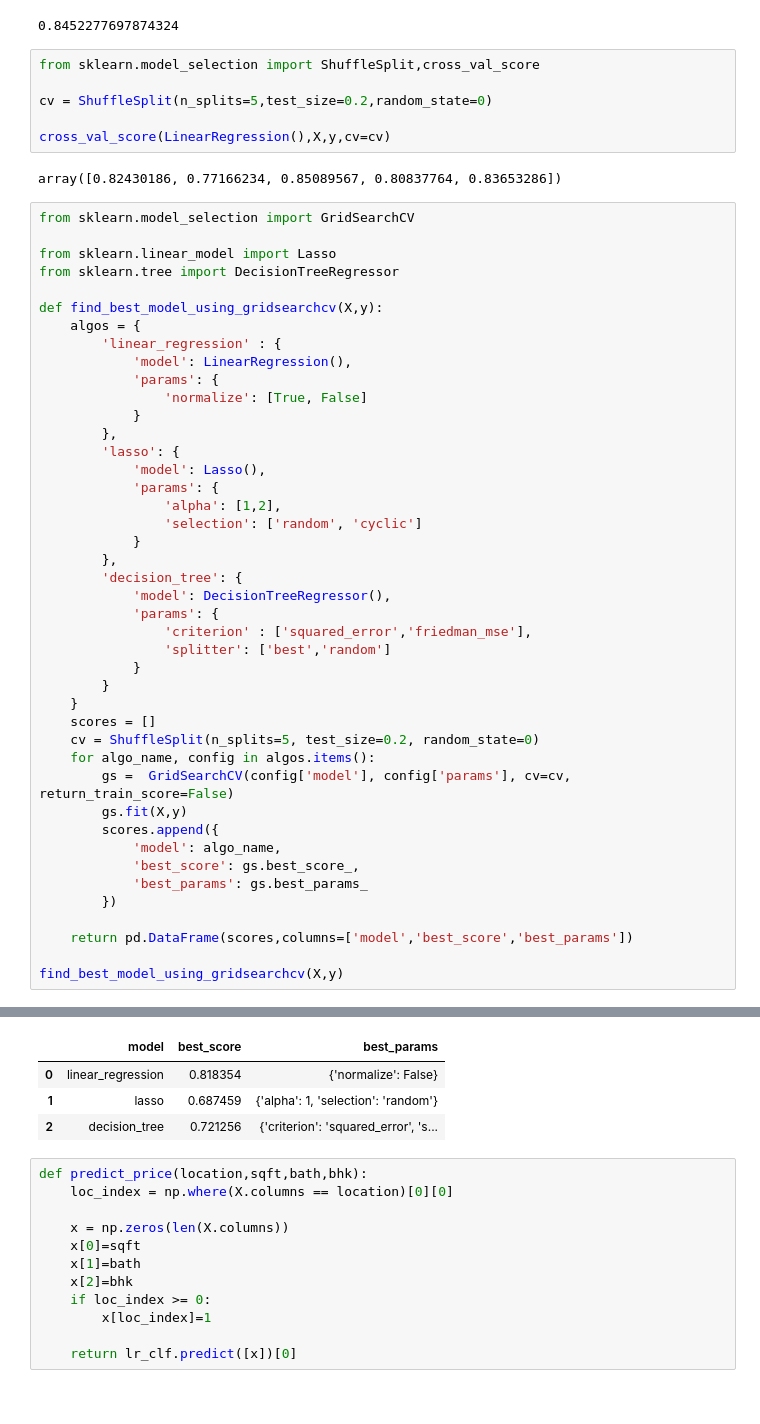
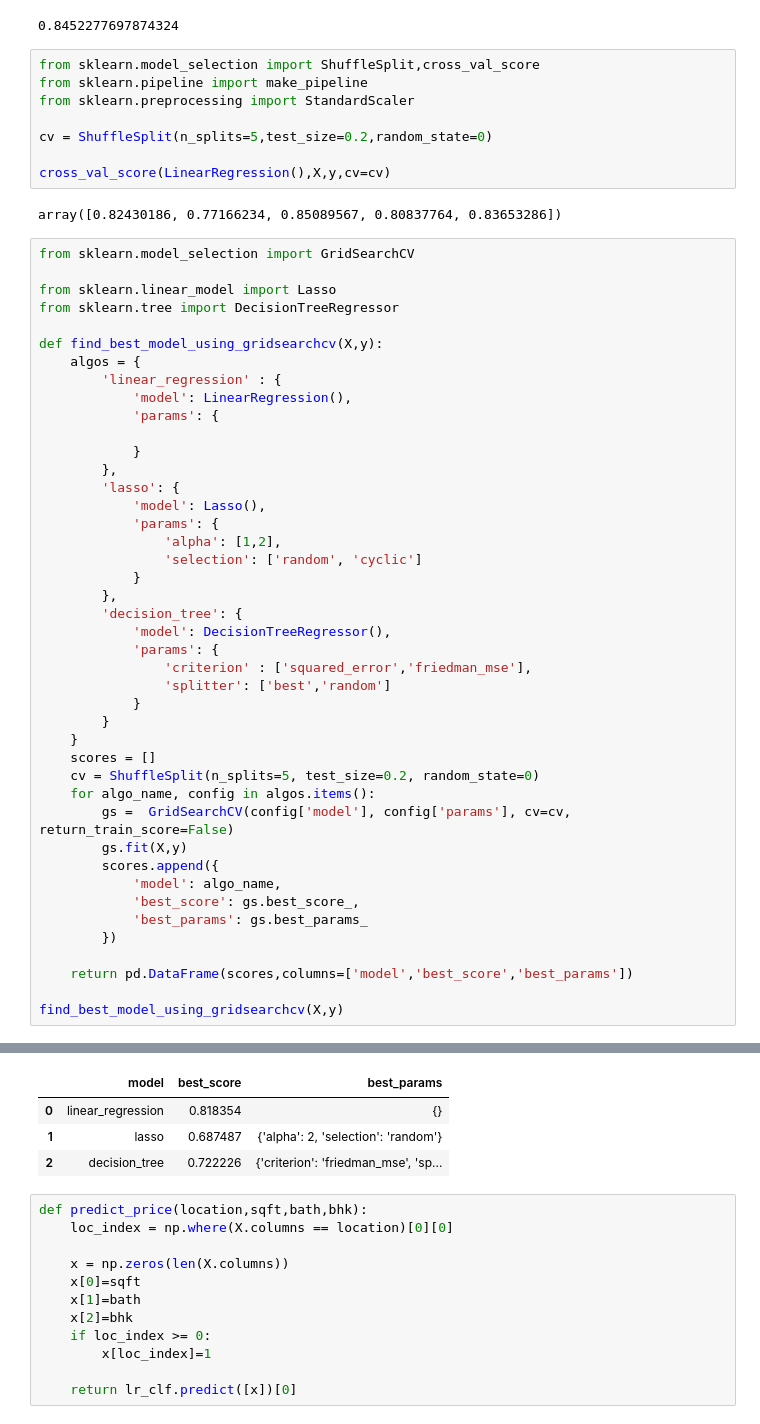
Before and after one commit to udaykiran-91/Real-Estate-ML-project, a Jupyter notebook: Bengaluru Home prices.ipynb, the cells around one changed output, grey strips where cells are left out. Cells and saved outputs as stored; diff of their text form.

```diff
--- a/Bengaluru Home prices.ipynb
+++ b/Bengaluru Home prices.ipynb
@@ -469,6 +469,8 @@ lr_clf.score(X_test.values,y_test)
 0.8452277697874324
 # %%
 from sklearn.model_selection import ShuffleSplit,cross_val_score
+from sklearn.pipeline import make_pipeline
+from sklearn.preprocessing import StandardScaler
 
 cv = ShuffleSplit(n_splits=5,test_size=0.2,random_state=0)
 
@@ -486,7 +488,7 @@ def find_best_model_using_gridsearchcv(X,y):
         'linear_regression' : {
             'model': LinearRegression(),
             'params': {
-                'normalize': [True, False]
+
             }
         },
         'lasso': {
@@ -539,7 +524,7 @@ model.fit(X, y, **kwargs)
 |  | model | best_score | best_params |
-| 0 | linear_regression | 0.818354 | {'normalize': False} |
-| 1 | lasso | 0.687459 | {'alpha': 1, 'selection': 'random'} |
-| 2 | decision_tree | 0.721256 | {'criterion': 'squared_error', 's... |
+| 0 | linear_regression | 0.818354 | {} |
+| 1 | lasso | 0.687487 | {'alpha': 2, 'selection': 'random'} |
+| 2 | decision_tree | 0.722226 | {'criterion': 'friedman_mse', 'sp... |
 # %%
 def predict_price(location,sqft,bath,bhk):
     loc_index = np.where(X.columns == location)[0][0]
```
Also changed, not shown: parts of 1 cell of this notebook.
